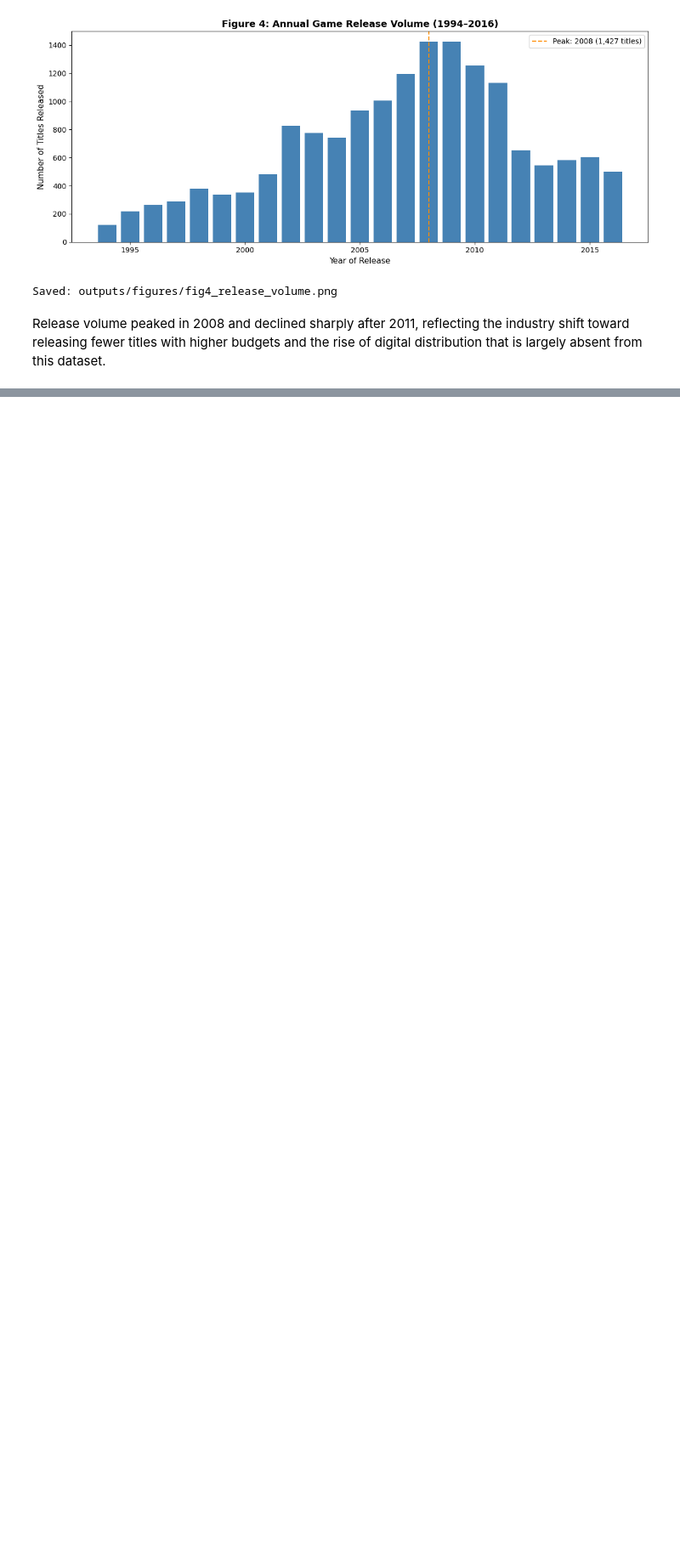
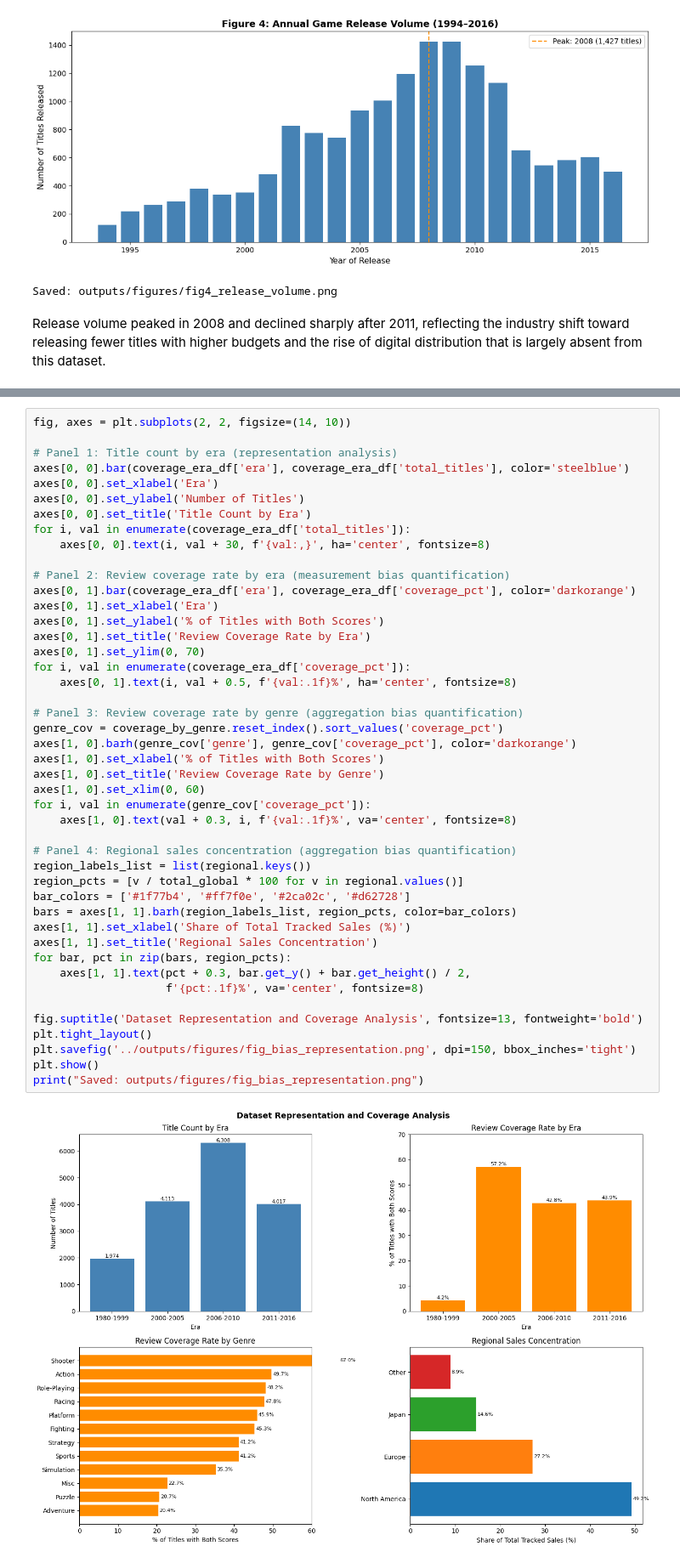
Before and after one commit to thebobmay/ai-programming-foundations-project, a Jupyter notebook: notebooks/data_workflow.ipynb, the cells around one changed output, grey strips where cells are left out. Shown at 85% size. Cells and saved outputs as stored; diff of their text form; blank space fills up the shorter version.

```diff
--- a/notebooks/data_workflow.ipynb
+++ b/notebooks/data_workflow.ipynb
@@ -916,0 +1027,47 @@ Release volume peaked in 2008 and declined sharply after 2011, reflecting the in
+# %%
+fig, axes = plt.subplots(2, 2, figsize=(14, 10))
+
+# Panel 1: Title count by era (representation analysis)
+axes[0, 0].bar(coverage_era_df['era'], coverage_era_df['total_titles'], color='steelblue')
+axes[0, 0].set_xlabel('Era')
+axes[0, 0].set_ylabel('Number of Titles')
+axes[0, 0].set_title('Title Count by Era')
+for i, val in enumerate(coverage_era_df['total_titles']):
+    axes[0, 0].text(i, val + 30, f'{val:,}', ha='center', fontsize=8)
+
+# Panel 2: Review coverage rate by era (measurement bias quantification)
+axes[0, 1].bar(coverage_era_df['era'], coverage_era_df['coverage_pct'], color='darkorange')
+axes[0, 1].set_xlabel('Era')
+axes[0, 1].set_ylabel('% of Titles with Both Scores')
+axes[0, 1].set_title('Review Coverage Rate by Era')
+axes[0, 1].set_ylim(0, 70)
+for i, val in enumerate(coverage_era_df['coverage_pct']):
+    axes[0, 1].text(i, val + 0.5, f'{val:.1f}%', ha='center', fontsize=8)
+
+# Panel 3: Review coverage rate by genre (aggregation bias quantification)
+genre_cov = coverage_by_genre.reset_index().sort_values('coverage_pct')
+axes[1, 0].barh(genre_cov['genre'], genre_cov['coverage_pct'], color='darkorange')
+axes[1, 0].set_xlabel('% of Titles with Both Scores')
+axes[1, 0].set_title('Review Coverage Rate by Genre')
+axes[1, 0].set_xlim(0, 60)
+for i, val in enumerate(genre_cov['coverage_pct']):
+    axes[1, 0].text(val + 0.3, i, f'{val:.1f}%', va='center', fontsize=8)
+
+# Panel 4: Regional sales concentration (aggregation bias quantification)
+region_labels_list = list(regional.keys())
+region_pcts = [v / total_global * 100 for v in regional.values()]
+bar_colors = ['#1f77b4', '#ff7f0e', '#2ca02c', '#d62728']
+bars = axes[1, 1].barh(region_labels_list, region_pcts, color=bar_colors)
+axes[1, 1].set_xlabel('Share of Total Tracked Sales (%)')
+axes[1, 1].set_title('Regional Sales Concentration')
+for bar, pct in zip(bars, region_pcts):
+    axes[1, 1].text(pct + 0.3, bar.get_y() + bar.get_height() / 2,
+                    f'{pct:.1f}%', va='center', fontsize=8)
+
+fig.suptitle('Dataset Representation and Coverage Analysis', fontsize=13, fontweight='bold')
+plt.tight_layout()
+plt.savefig('../outputs/figures/fig_bias_representation.png', dpi=150, bbox_inches='tight')
+plt.show()
+print("Saved: outputs/figures/fig_bias_representation.png")
+# %% [output]
+[figure, added]
```
Also changed, not shown: parts of 12 cells of this notebook, 1 other file.
